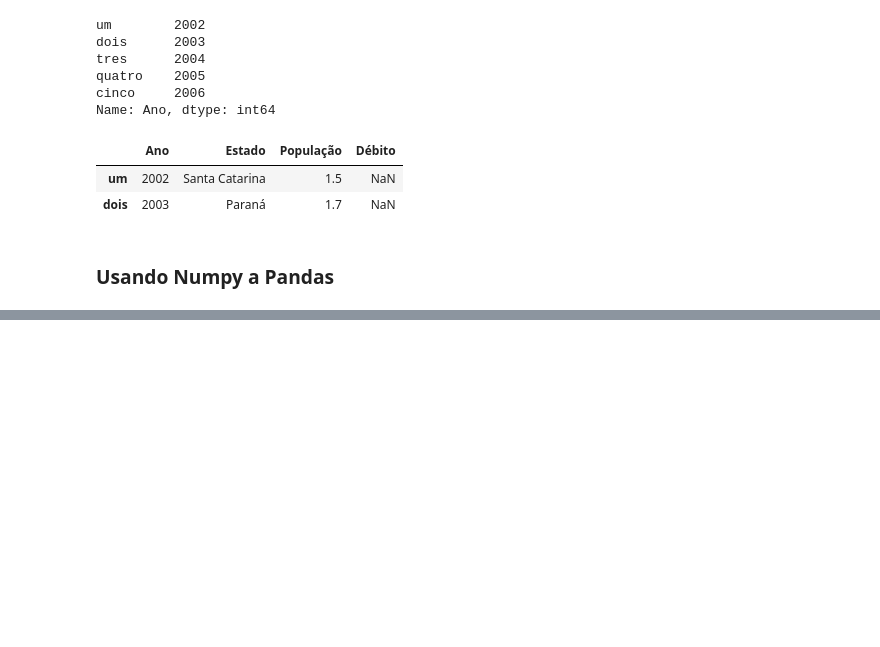
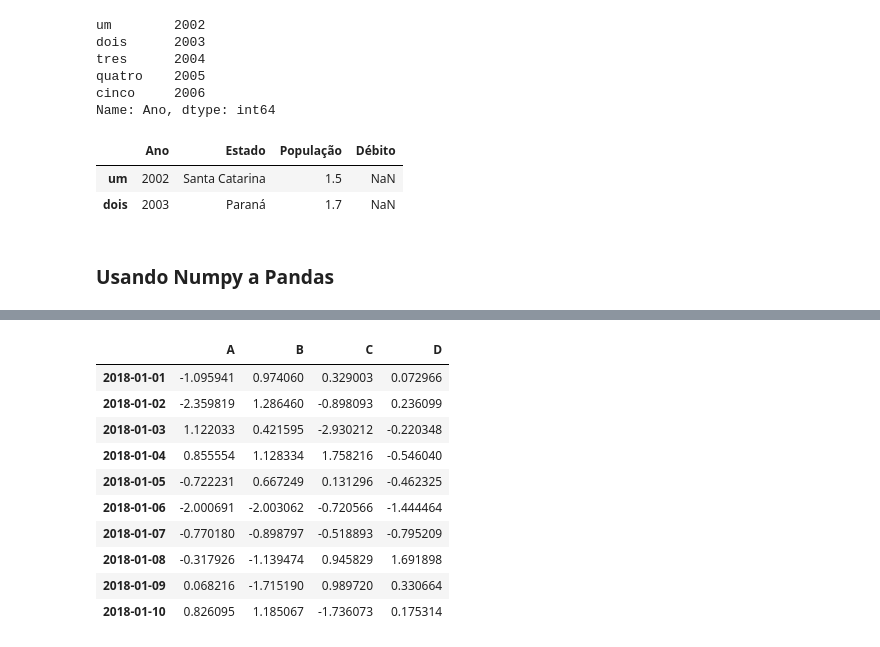
Before and after one commit to caiquemiranda/python-data-analysis-fundamentals, a Jupyter notebook: cap08-modulos-analise-dados-python/01-pandas.ipynb, the cells around one changed output, grey strips where cells are left out. Cells and saved outputs as stored; diff of their text form; code cells hidden in the pictures; blank space fills up the shorter version.

```diff
--- a/cap08-modulos-analise-dados-python/01-pandas.ipynb
+++ b/cap08-modulos-analise-dados-python/01-pandas.ipynb
@@ -265,0 +494,18 @@ frame2[:2]
+# %%
+# criando um dataframe com um range de data(2018 01 01)
+dates = pd.date_range('20180101', periods=10)
+df = pd.DataFrame(np.random.randn(10, 4), index=dates, columns=list('ABCD'))
+# %%
+df
+# %% [output]
+|  | A | B | C | D |
+| 2018-01-01 | -1.095941 | 0.974060 | 0.329003 | 0.072966 |
+| 2018-01-02 | -2.359819 | 1.286460 | -0.898093 | 0.236099 |
+| 2018-01-03 | 1.122033 | 0.421595 | -2.930212 | -0.220348 |
+| 2018-01-04 | 0.855554 | 1.128334 | 1.758216 | -0.546040 |
+| 2018-01-05 | -0.722231 | 0.667249 | 0.131296 | -0.462325 |
+| 2018-01-06 | -2.000691 | -2.003062 | -0.720566 | -1.444464 |
+| 2018-01-07 | -0.770180 | -0.898797 | -0.518893 | -0.795209 |
+| 2018-01-08 | -0.317926 | -1.139474 | 0.945829 | 1.691898 |
+| 2018-01-09 | 0.068216 | -1.715190 | 0.989720 | 0.330664 |
+| 2018-01-10 | 0.826095 | 1.185067 | -1.736073 | 0.175314 |
```
Also changed, not shown: parts of 40 cells of this notebook.
